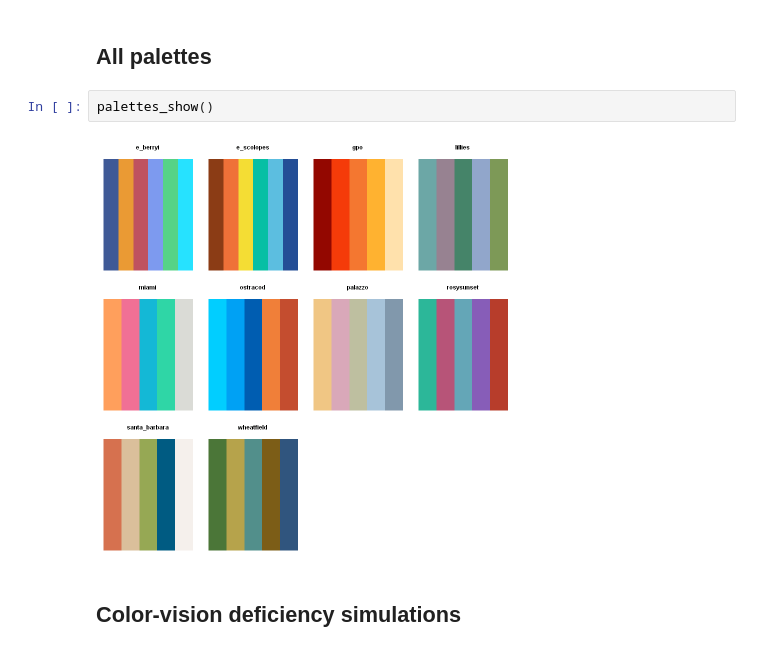
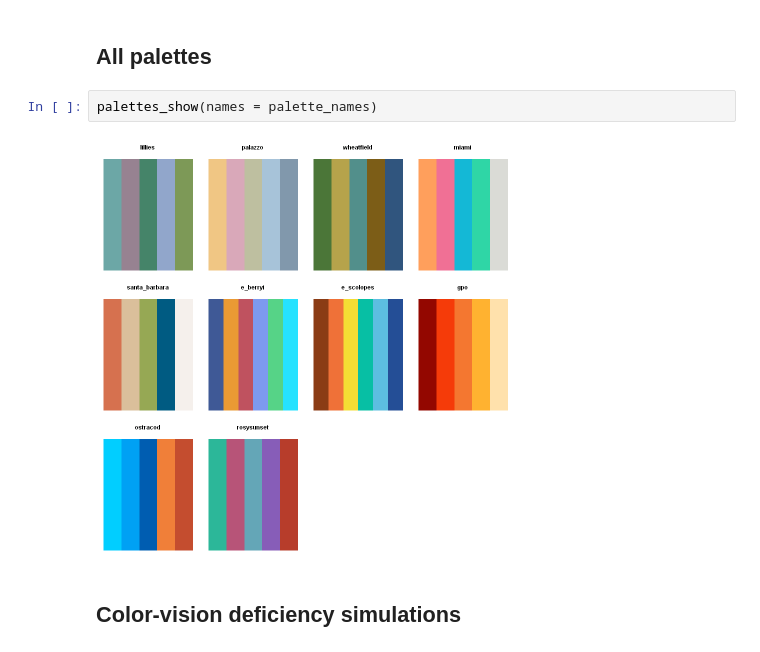
Before and after one commit to BridgetSquidget/Rpalettes, a Jupyter notebook: palettes-preview.ipynb, the cells around one changed output. Saved outputs shown, nothing was run; the diff lists cells and outputs as text.

```diff
--- a/palettes-preview.ipynb
+++ b/palettes-preview.ipynb
@@ -27,9 +27,9 @@ palette_names
 # %% [markdown]
 ## All palettes
 # %%
-palettes_show()
+palettes_show(names = palette_names)
 # %% [output]
-[figure, old version]
+[figure, new version]
 # %% [markdown]
 ## Color‑vision deficiency simulations
 # %%
```
Also changed, not shown: parts of 2 cells of this notebook, 2 other files.
